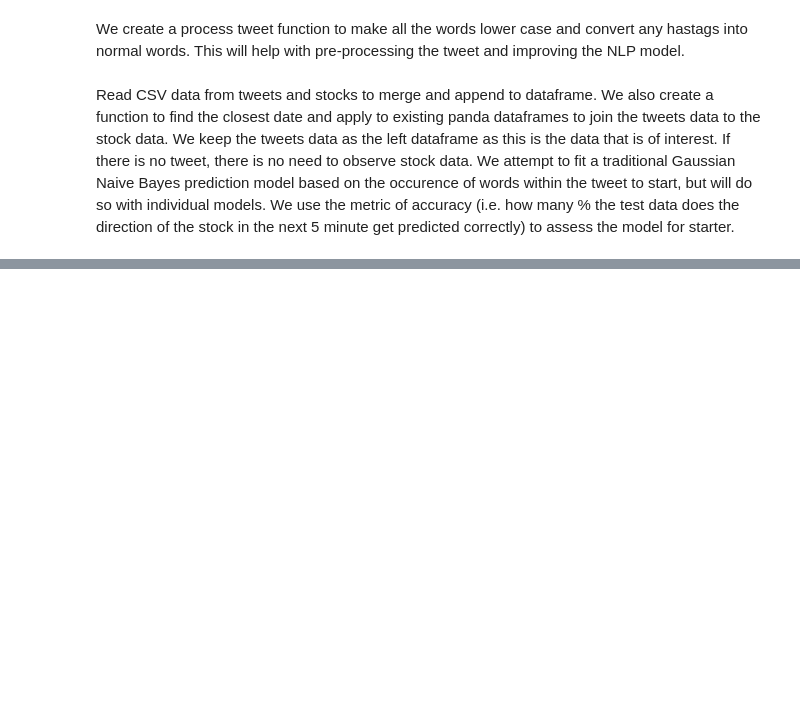
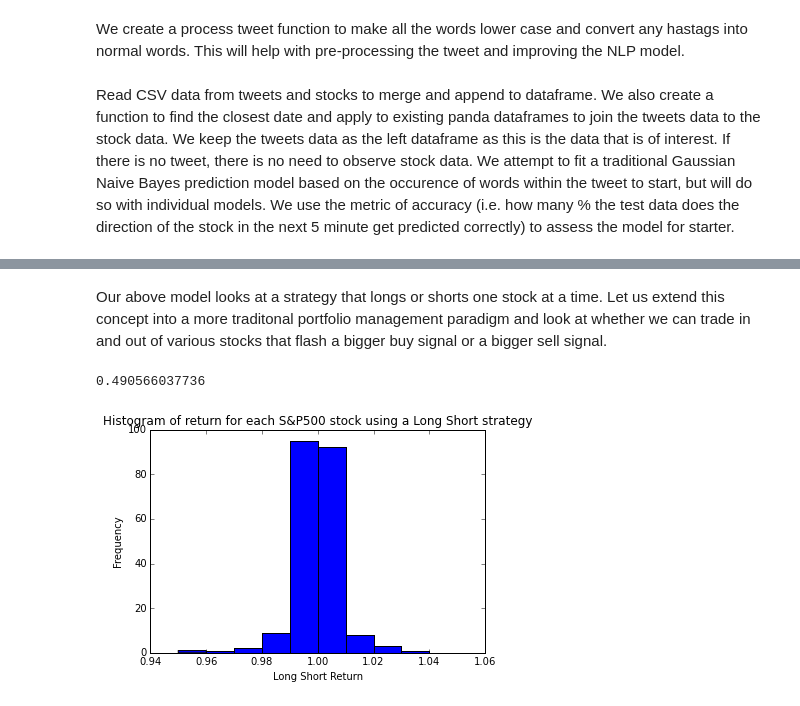
Before and after one commit to yingchan1989/Project, a Jupyter notebook: Project.ipynb, the cells around one changed output, grey strips where cells are left out. Saved outputs shown, nothing was run; the diff lists cells and outputs as text; code cells hidden in the pictures; blank space fills up the shorter version.

```diff
--- a/Project.ipynb
+++ b/Project.ipynb
@@ -244,0 +350,16 @@ Below shows a histogram of the returns for the stocks in question above.
+# %% [markdown]
+Our above model looks at a strategy that longs or shorts one stock at a time. Let us extend this concept into a more traditonal portfolio management paradigm and look at whether we can trade in and out of various stocks that flash a bigger buy signal or a bigger sell signal.
+# %%
+#count how many of the returns are actually larger than 1.00 over the time period and divide by length of vector
+print sum(i > 1.0 for i in indep_model_ls_return)*1.0/len(indep_model_ls_return)
+
+%matplotlib inline
+import matplotlib.pyplot as plt
+plt.hist(indep_model_ls_return, bins=[0.95, 0.96, 0.97, 0.98, 0.99, 1.00, 1.01, 1.02, 1.03, 1.04, 1.05])
+plt.title("Histogram of return for each S&P500 stock using a Long Short strategy")
+plt.xlabel("Long Short Return")
+plt.ylabel("Frequency")
+plt.show()
+# %% [output]
+0.490566037736
+[figure, added]
```
Also changed, not shown: parts of 46 cells of this notebook.
